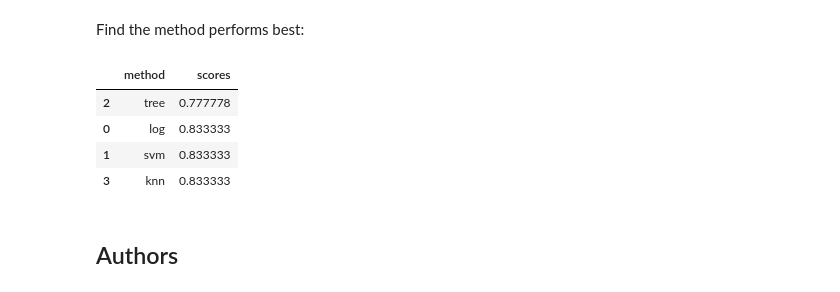
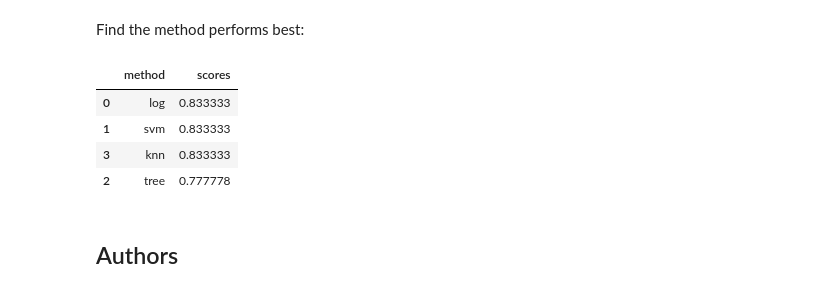
Before and after one commit to aparra3020/final-project-for-IBM-DS-certificate, a Jupyter notebook: Machine learning prediction.ipynb, the cells around one changed output. Drawn from its saved outputs; the diff is of its cells as text; code cells hidden in the pictures.

```diff
--- a/Machine learning prediction.ipynb
+++ b/Machine learning prediction.ipynb
@@ -362,19 +362,16 @@ plot_confusion_matrix(Y_test,yhat)
 # %% [markdown]
 Find the method performs best:
 # %%
-#best_score = {'log':log_score, 'svm':svm_score, 'tree': tree_score, 'knn': knn_score}
-#best_score = np.array(best_score).sort()
-#np.sort(best_score, axis = none)
-
 best_score = {'method':["log", "svm", "tree", "knn"], 'scores': [log_score, svm_score, tree_score, knn_score]}
 best_score=pd.DataFrame.from_dict(best_score)
-best_score.sort_values(by = "scores")
+best_score.sort_values(by = "scores", ascending = False, inplace = True)
+best_score
 # %% [output]
 |  | method | scores |
-| 2 | tree | 0.777778 |
 | 0 | log | 0.833333 |
 | 1 | svm | 0.833333 |
 | 3 | knn | 0.833333 |
+| 2 | tree | 0.777778 |
 # %% [markdown]
 ## Authors
 # %% [markdown]
```
